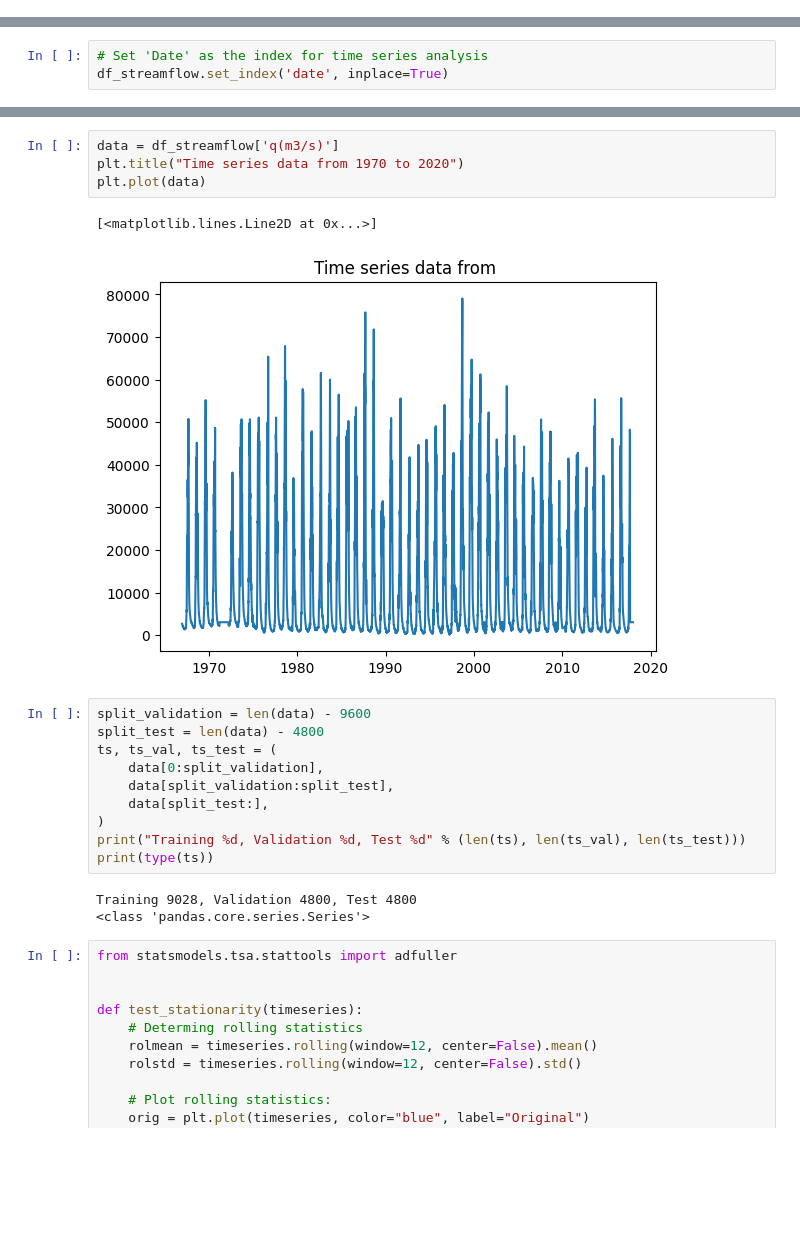
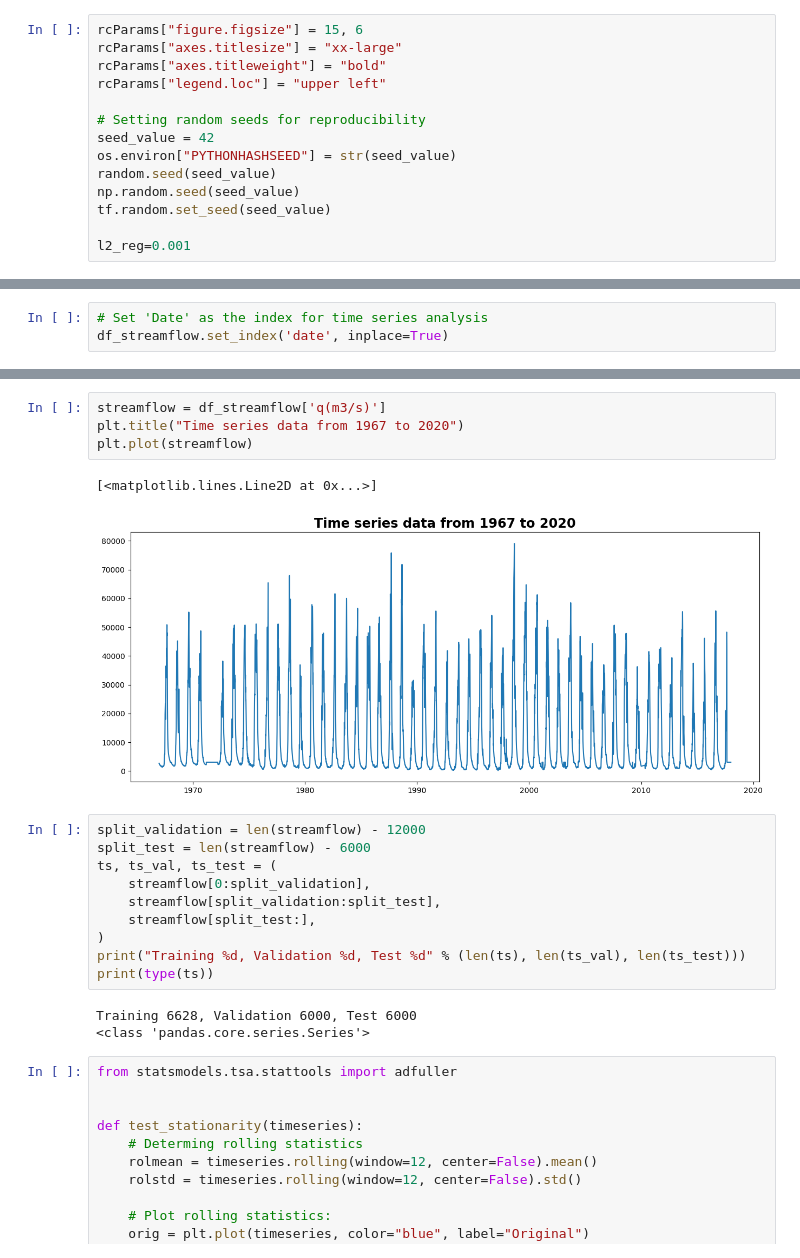
Before and after one commit to GVSU-CIS635/GVSU-CIS635-Project-Team-Data_Alliance, a Jupyter notebook: final_project.ipynb, the cells around one changed output, grey strips where cells are left out. Cells and saved outputs as stored; diff of their text form; blank space fills up the shorter version.

```diff
--- a/final_project.ipynb
+++ b/final_project.ipynb
@@ -15,3 +30,17 @@ Drive already mounted at /content/drive; to attempt to forcibly remount, call dr
+# %%
+rcParams["figure.figsize"] = 15, 6
+rcParams["axes.titlesize"] = "xx-large"
+rcParams["axes.titleweight"] = "bold"
+rcParams["legend.loc"] = "upper left"
+
+# Setting random seeds for reproducibility
+seed_value = 42
+os.environ["PYTHONHASHSEED"] = str(seed_value)
+random.seed(seed_value)
+np.random.seed(seed_value)
+tf.random.set_seed(seed_value)
+
+l2_reg=0.001
 # %%
 df_streamflow = pd.read_csv('/content/drive/My Drive/Colab Notebooks/Final Project/streamflow.csv', header = 0, names = ['id','year','month','day','date','q(m3/s)'])
 display(df_streamflow.head())
@@ -252,22 +305,22 @@ for name, model in models:
 # %%
-data = df_streamflow['q(m3/s)']
-plt.title("Time series data from 1970 to 2020")
-plt.plot(data)
+streamflow = df_streamflow['q(m3/s)']
+plt.title("Time series data from 1967 to 2020")
+plt.plot(streamflow)
 # %% [output]
 [<matplotlib.lines.Line2D at 0x...>]
-[figure, old version]
+[figure, new version]
 # %%
-split_validation = len(data) - 9600
-split_test = len(data) - 4800
+split_validation = len(streamflow) - 12000
+split_test = len(streamflow) - 6000
 ts, ts_val, ts_test = (
-    data[0:split_validation],
-    data[split_validation:split_test],
-    data[split_test:],
+    streamflow[0:split_validation],
+    streamflow[split_validation:split_test],
+    streamflow[split_test:],
 )
 print("Training %d, Validation %d, Test %d" % (len(ts), len(ts_val), len(ts_test)))
 print(type(ts))
 # %% [output]
-Training 9028, Validation 4800, Test 4800
+Training 6628, Validation 6000, Test 6000
 <class 'pandas.core.series.Series'>
 # %%
 from statsmodels.tsa.stattools import adfuller
```
Also changed, not shown: parts of 29 cells of this notebook.
